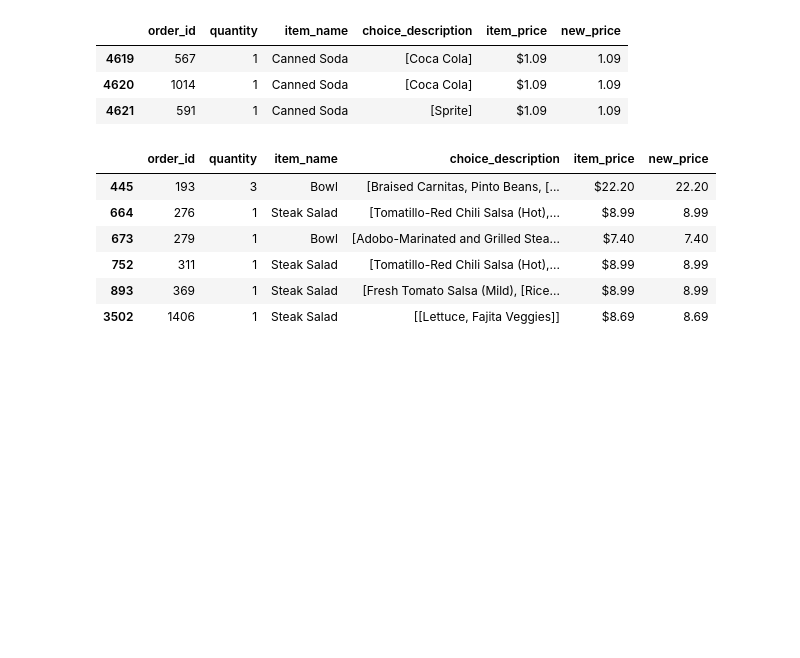
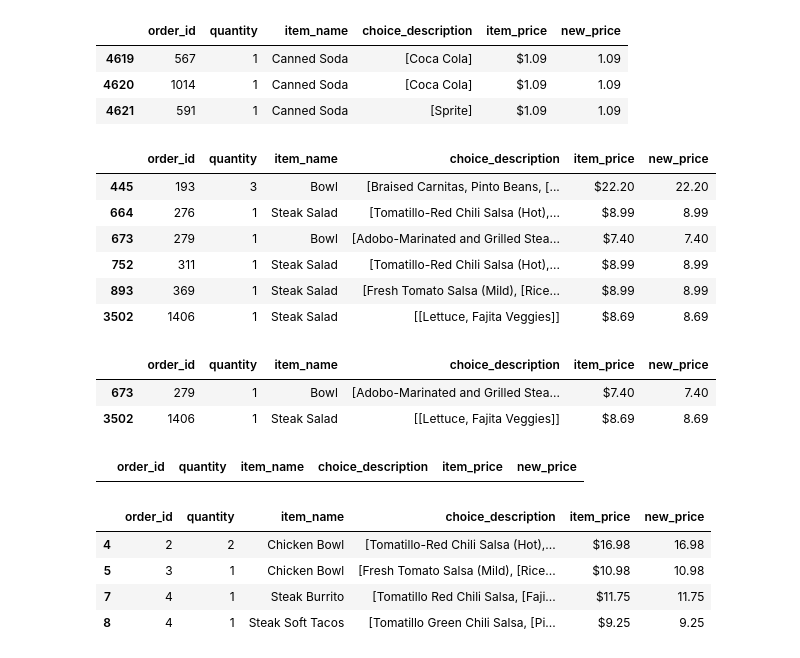
Before and after one commit to shinwoejin/Python, a Jupyter notebook: 9월 파이썬수업/파이썬시각화/games/games.ipynb, the cells around one changed output. Drawn from its saved outputs; the diff is of its cells as text; code cells hidden in the pictures; blank space fills up the shorter version.

```diff
--- a/9월 파이썬수업/파이썬시각화/games/games.ipynb
+++ b/9월 파이썬수업/파이썬시각화/games/games.ipynb
@@ -537,3 +537,31 @@ h
 | 752 | 311 | 1 | Steak Salad | [Tomatillo-Red Chili Salsa (Hot),... | $8.99 | 8.99 |
 | 893 | 369 | 1 | Steak Salad | [Fresh Tomato Salsa (Mild), [Rice... | $8.99 | 8.99 |
 | 3502 | 1406 | 1 | Steak Salad | [[Lettuce, Fajita Veggies]] | $8.69 | 8.69 |
+# %%
+# 중복제거
+i = df.loc[(df.item_name=='Steak Salad') | (df.item_name=='Bowl')]
+i = i.drop_duplicates('item_name', keep = 'last') # keep = 'first' 가 생략됨
+i
+# %% [output]
+|  | order_id | quantity | item_name | choice_description | item_price | new_price |
+| 673 | 279 | 1 | Bowl | [Adobo-Marinated and Grilled Stea... | $7.40 | 7.40 |
+| 3502 | 1406 | 1 | Steak Salad | [[Lettuce, Fajita Veggies]] | $8.69 | 8.69 |
+# %%
+# 모든 중복제거
+i = df.loc[(df.item_name=='Steak Salad') | (df.item_name=='Bowl')]
+i = i.drop_duplicates('item_name',keep =  False)
+i
+# %% [output]
+|  | order_id | quantity | item_name | choice_description | item_price | new_price |
+# %%
+# df의 new_price값이 new_price의 평균값 이상을 가지는 데이터 추출
+
+
+j = df.loc[(df.new_price.mean()) <= (df.new_price)]
+j.head(4)
+# %% [output]
+|  | order_id | quantity | item_name | choice_description | item_price | new_price |
+| 4 | 2 | 2 | Chicken Bowl | [Tomatillo-Red Chili Salsa (Hot),... | $16.98 | 16.98 |
+| 5 | 3 | 1 | Chicken Bowl | [Fresh Tomato Salsa (Mild), [Rice... | $10.98 | 10.98 |
+| 7 | 4 | 1 | Steak Burrito | [Tomatillo Red Chili Salsa, [Faji... | $11.75 | 11.75 |
+| 8 | 4 | 1 | Steak Soft Tacos | [Tomatillo Green Chili Salsa, [Pi... | $9.25 | 9.25 |
```
Also changed, not shown: parts of 6 cells of this notebook, 2 other files.
